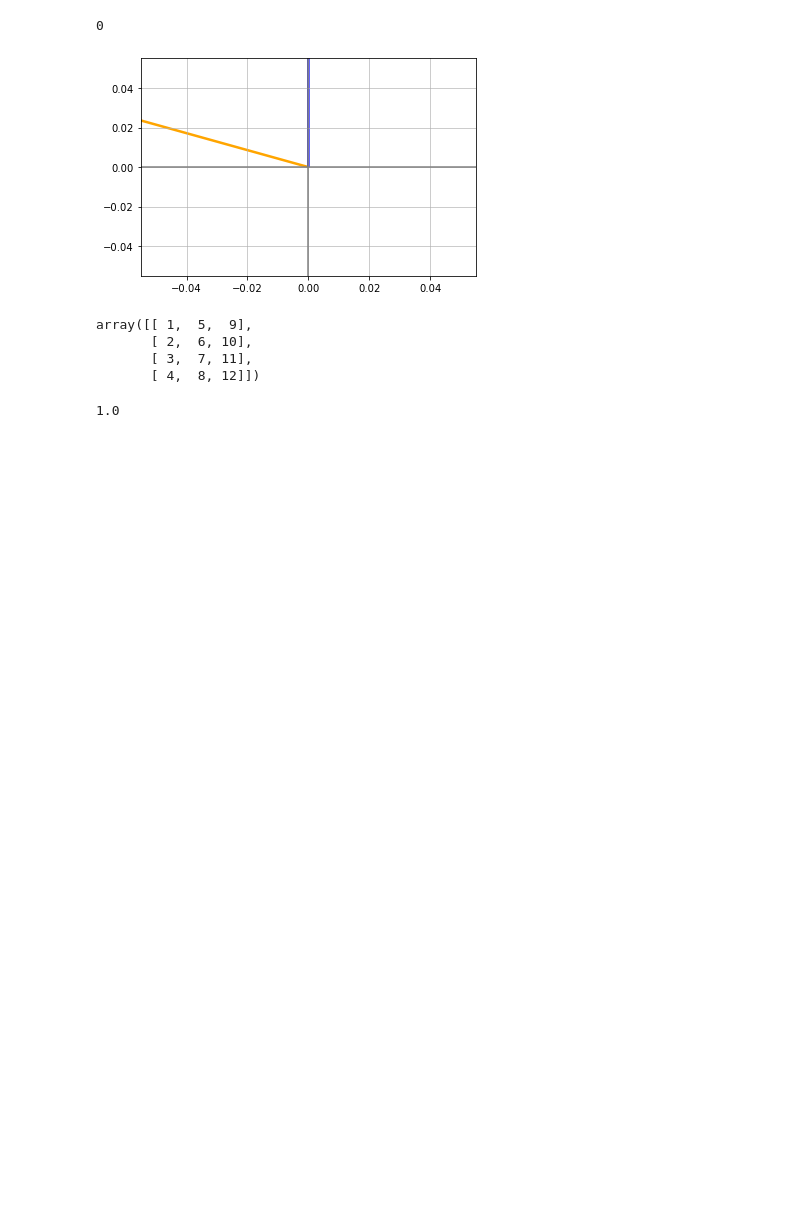
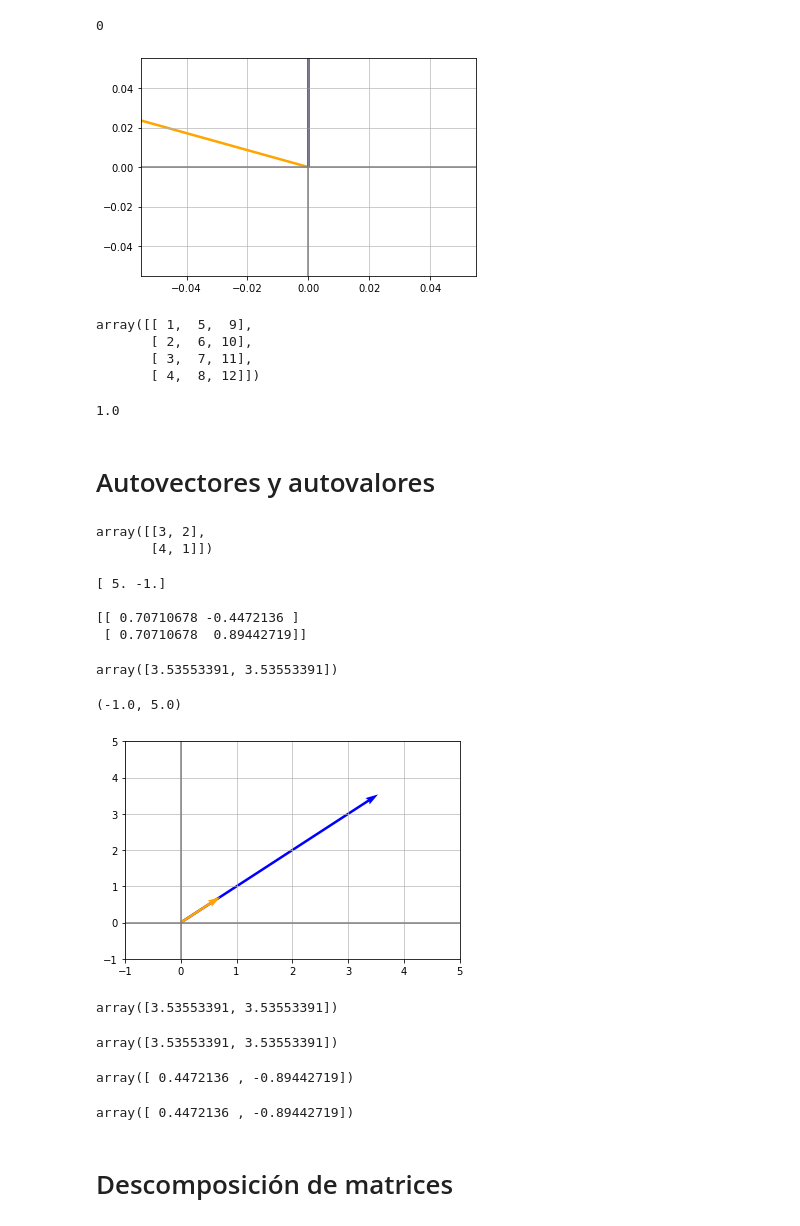
Before and after one commit to Cesarppz/Linux, a Jupyter notebook: algebra/vectores_matrices_tensores.ipynb, the cells around one changed output. Saved outputs shown, nothing was run; the diff lists cells and outputs as text; code cells hidden in the pictures; blank space fills up the shorter version.

```diff
--- a/algebra/vectores_matrices_tensores.ipynb
+++ b/algebra/vectores_matrices_tensores.ipynb
@@ -477,3 +626,52 @@ v2 = np.array( [1,0])
 np.linalg.norm(v1)
 # %% [output]
 1.0
+# %% [markdown]
+# Autovectores y autovalores
+# %%
+X = np.array([[3,2],[4,1]])
+X
+# %% [output]
+array([[3, 2],
+       [4, 1]])
+# %%
+autovalores , autovectores = np.linalg.eig(X)
+print(autovalores, '\n')
+print(autovectores)
+# %% [output]
+[ 5. -1.]
+
+[[ 0.70710678 -0.4472136 ]
+ [ 0.70710678  0.89442719]]
+# %%
+v = X @ autovectores[:,0]
+# %%
+v
+# %% [output]
+array([3.53553391, 3.53553391])
+# %%
+graficar_vects([v.flatten(),autovectores[:,0]],['blue','orange'])
+plt.xlim(-1,5)
+plt.ylim(-1,5)
+# %% [output]
+(-1.0, 5.0)
+[figure, added]
+# %%
+v
+# %% [output]
+array([3.53553391, 3.53553391])
+# %%
+ autovectores[:,0] * 5
+# %% [output]
+array([3.53553391, 3.53553391])
+# %%
+v2 = X @ autovectores[:,1]
+v2
+# %% [output]
+array([ 0.4472136 , -0.89442719])
+# %%
+ autovectores[:,1] * -1
+# %% [output]
+array([ 0.4472136 , -0.89442719])
+# %% [markdown]
+# Descomposición de matrices
```
Also changed, not shown: parts of 129 cells of this notebook, 3 other files.
